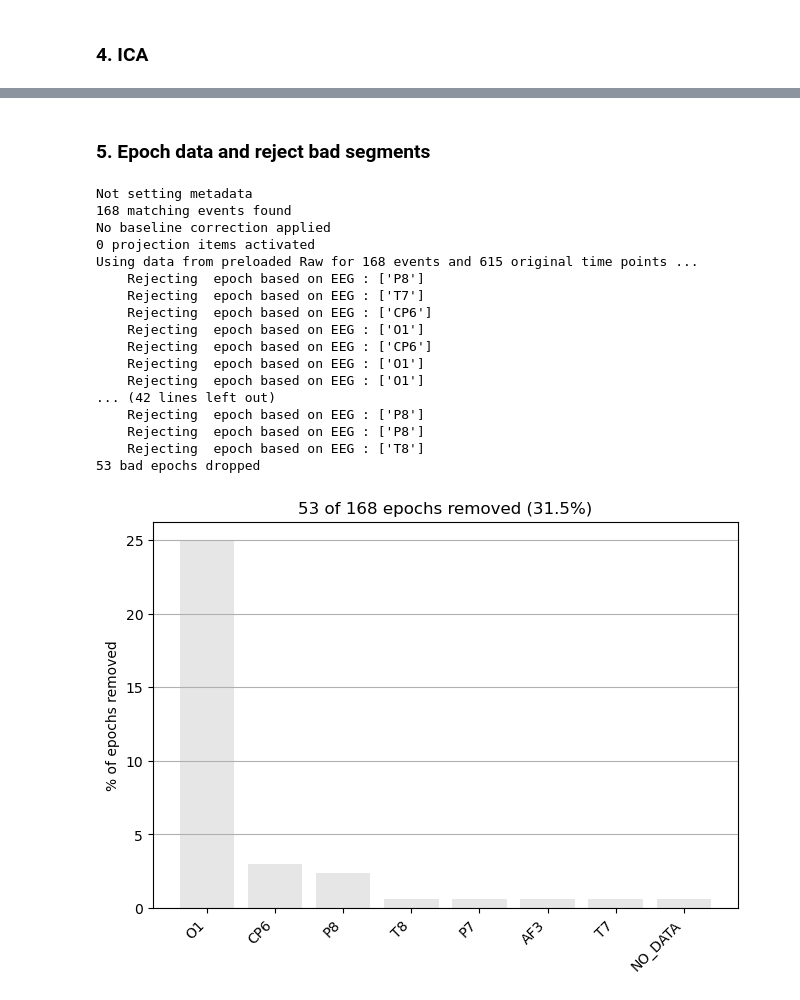
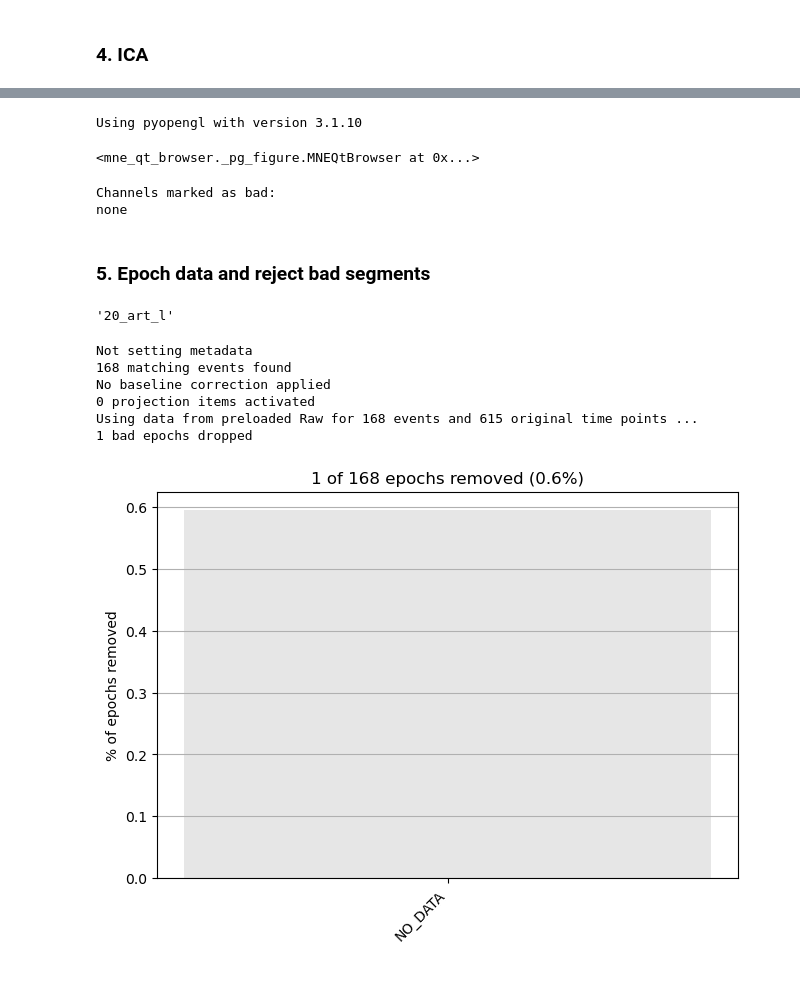
Before and after one commit to Yeganehfrh/MovieEEG-SourcePipeline, a Jupyter notebook: notebooks/Preprocessing.ipynb, the cells around one changed output, grey strips where cells are left out. Saved outputs shown, nothing was run; the diff lists cells and outputs as text; code cells hidden in the pictures.

```diff
--- a/notebooks/Preprocessing.ipynb
+++ b/notebooks/Preprocessing.ipynb
@@ -299,7 +294,7 @@ none
 ### 1. open data
 # %%
 # open raw
-sub_id = '02'
+sub_id = '01'
 movie = 'art'
 order = 'nl'
 movie_order = movie + '_' + order
@@ -309,7 +304,7 @@ eeg_path = f'data/eeg/{movie}_edf/{movie_order}/{file_name}.edf'
 raw = mne.io.read_raw_edf(eeg_path, preload=True)
 
 # open bad channels
-bad_channels = pd.read_csv('data/bad_channels.csv', index_col=0)
+bad_channels = pd.read_csv('data/bad_channels_cleaned.csv', index_col=0)
 
 # crop offset
 offset = pd.read_csv('data/film_start.csv')
@@ -336,9 +331,10 @@ Event IDs: [  1   2   3   4   5   6   7   8  12  13  14  23  24  25  34 123 124
 The offset is compatible with Status channel
 # %%
 # Set montage
-USE_STANDARD_1020 = False
+USE_STANDARD_1020 = True
+CHECK_MONTAGE = False
 if USE_STANDARD_1020:
-    mon = mne.channels.make_standard_montage('standard_1020')
+    mon = mne.channels.make_standard_montage('standard_1005') #biosemi32
     raw.set_montage(mon)
 
 else:
@@ -349,6 +345,28 @@ else:
     montage = mne.channels.make_dig_montage(ch_pos=ch_pos, coord_frame="head")
 
     raw.set_montage(montage, on_missing="ignore")
+
+# Montage sanity check
+if CHECK_MONTAGE:
+    raw.plot_sensors(kind="topomap")
+
+    SUBJECTS_DIR = Path("data")
+    FS_SUBJECT = "fsaverage"
+
+    os.environ["SUBJECTS_DIR"] = str(SUBJECTS_DIR)  # a temporary solution
+    FS_SRC_FNAME = SUBJECTS_DIR / FS_SUBJECT / "bem" / "fsaverage-ico-4-src.fif"
+    src = mne.read_source_spaces(FS_SRC_FNAME, verbose=False)
+
+    # Check that the locations of EEG electrodes is correct with the current montage
+    mne.viz.plot_alignment(
+        raw.copy().set_eeg_reference(projection=True).info,
+        src=src,
+        eeg=["original", "projected"],
+        trans="fsaverage",
+        show_axes=True,
+        mri_fiducials=True,
+        dig="fiducials",
+    )
 # %% [markdown]
 ### 2. Interpolate Bads
 # %%
@@ -422,13 +440,16 @@ raw_filt = raw.copy().filter(1., 40., picks=["eeg", "eog"])
 ica = mne.preprocessing.ICA(n_components=0.99, method="fastica", random_state=97)
 ica.fit(raw_filt)
 
+# TODO remove musle ICA
 eog_inds_v, scores_v = ica.find_bads_eog(raw_filt, ch_name="VEOG")
 eog_inds_h, scores_h = ica.find_bads_eog(raw_filt, ch_name="HEOG")
+muscle_inds, muscle_scores = ica.find_bads_muscle(raw_filt)
 
 eog_inds_v = [i for i in eog_inds_v if abs(scores_v[i]) >= 0.5]
 eog_inds_h = [i for i in eog_inds_h if abs(scores_h[i]) >= 0.5]
+muscle_inds = [i for i in muscle_inds if abs(muscle_scores[i]) > 0.9]
 
-bad_ic = sorted(set(eog_inds_v + eog_inds_h))
+bad_ic = sorted(set(eog_inds_v + eog_inds_h + muscle_inds))
 
 ica.exclude = bad_ic
 
@@ -483,46 +556,49 @@ report.save(f"data/reports/{file_name}_ica_report.html", overwrite=True)
+# %%
+raw_ica.plot()
+# %% [output]
+Using pyopengl with version 3.1.10
+<mne_qt_browser._pg_figure.MNEQtBrowser at 0x...>
+Channels marked as bad:
+none
 # %% [markdown]
 ### 5. Epoch data and reject bad segments
+# %%
+file_name
+# %% [output]
+'20_art_l'
 # %%
 # TODO: move this chuch to open data
-cuts_art_l = pd.read_csv('data/Art_l_all_cuts.csv')  # epoch the data based on the cuts
+cut_dirs = 'data/art_l_all_cuts.csv'
+cuts_art_l = pd.read_csv(cut_dirs)  # epoch the data based on the cuts
 cuts_art_l = cuts_art_l[cuts_art_l['Time'] >= 0]  # Drop sentinel (-1), keep real cuts (including 0)
+if cut_dirs.__contains__('City_nl'):
+    cuts_art_l = cuts_art_l.drop_duplicates('Time')
 
 events = []
 for _, row in cuts_art_l.iterrows():
     sample = row['Time']
     events.append([int(sample * raw.info['sfreq']+ raw.first_samp), 0, 1])  # first sample is in fact equal to sub_offset * sampling_rate
 events = np.array(events, dtype=int)
 
 reject = dict(eeg=150e-6)  # 150 µV in Volts
 epochs_clean = mne.Epochs(raw_ica,
                     events,
                     event_id={'cuts': 1},
                     tmin=-0.2,
                     tmax=1,
                     baseline=None, # no baseline correction
                     preload=True,
                     reject=reject,
                     reject_by_annotation=True)
 
 epochs_clean.plot_drop_log()
 plt.show()
 drop_log = epochs_clean.drop_log
 # %% [output]
 Not setting metadata
 168 matching events found
 No baseline correction applied
 0 projection items activated
 Using data from preloaded Raw for 168 events and 615 original time points ...
-    Rejecting  epoch based on EEG : ['P8']
-    Rejecting  epoch based on EEG : ['T7']
-    Rejecting  epoch based on EEG : ['CP6']
-    Rejecting  epoch based on EEG : ['O1']
-    Rejecting  epoch based on EEG : ['CP6']
-    Rejecting  epoch based on EEG : ['O1']
-    Rejecting  epoch based on EEG : ['O1']
-... (42 lines left out)
-    Rejecting  epoch based on EEG : ['P8']
-    Rejecting  epoch based on EEG : ['P8']
-    Rejecting  epoch based on EEG : ['T8']
-53 bad epochs dropped
+1 bad epochs dropped
-[figure, old version]
+[figure, new version]
```
Also changed, not shown: parts of 10 cells of this notebook.
